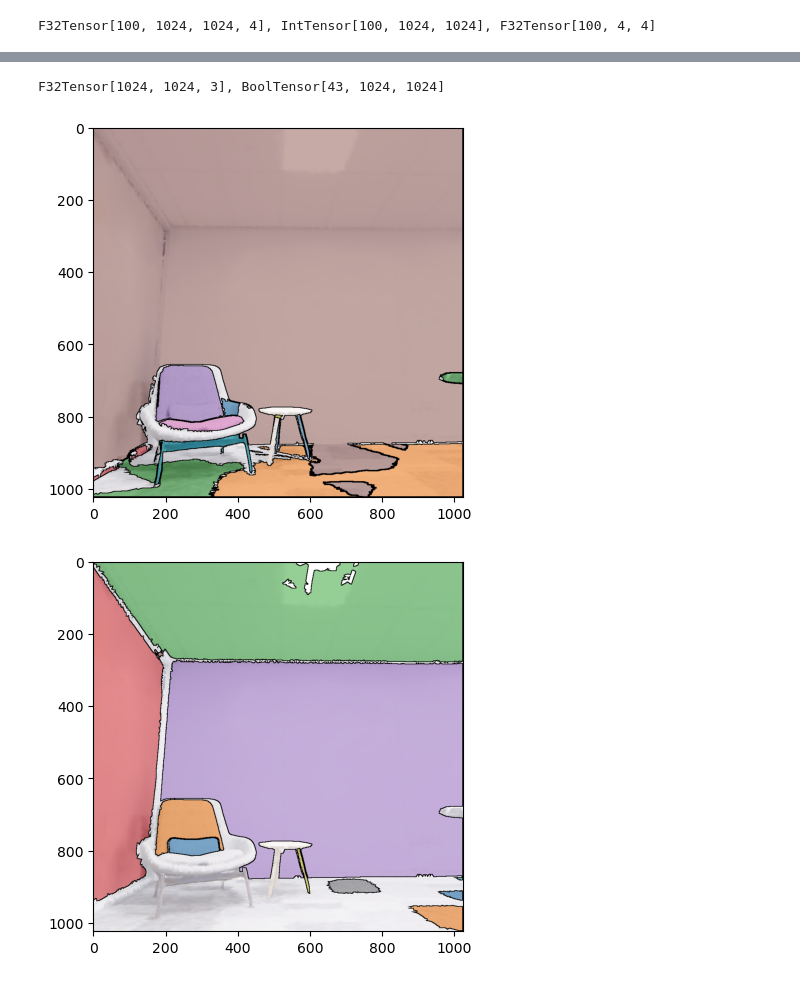
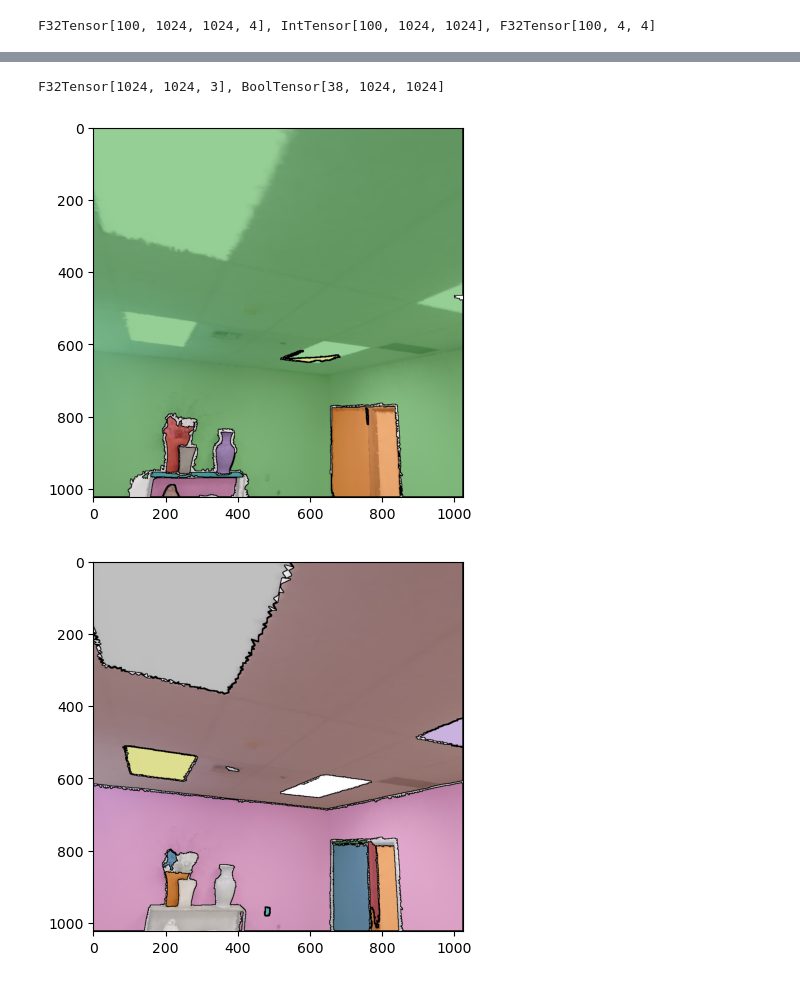
Before and after one commit to dnvtmf/OTS, a Jupyter notebook: paper/Replica.ipynb, the cells around one changed output, grey strips where cells are left out. Cells and saved outputs as stored; diff of their text form; code cells hidden in the pictures.

```diff
--- a/paper/Replica.ipynb
+++ b/paper/Replica.ipynb
@@ -36,7 +44,7 @@ glctx = dr.RasterizeCudaContext()
 2.0.1+cu117
 # %%
 data_root = Path('~/data/Replica').expanduser()
-scene = 'office_4'
+scene = 'room_2'
 data_dir = data_root.joinpath(scene)
 print('data direcotry:', data_dir)
 mesh_path = data_dir.joinpath('simplify.ply')
@@ -137,6 +147,6 @@ def save_results(index, save_dir:Path=None, alpha=0.5):
 
 
 # for i in range(22):
-save_results(55, cache_dir.joinpath('08_16'))
+save_results(83, cache_dir.joinpath('08_19'))
 # save_results(9)
 # %% [output]
@@ -144,3 +154,3 @@ save_results(55, cache_dir.joinpath('08_16'))
-F32Tensor[1024, 1024, 3], BoolTensor[43, 1024, 1024]
+F32Tensor[1024, 1024, 3], BoolTensor[38, 1024, 1024]
-[figure, old version]
+[figure, new version]
-[figure, old version]
+[figure, new version]
```
Also changed, not shown: parts of 7 cells of this notebook, 18 other files.
